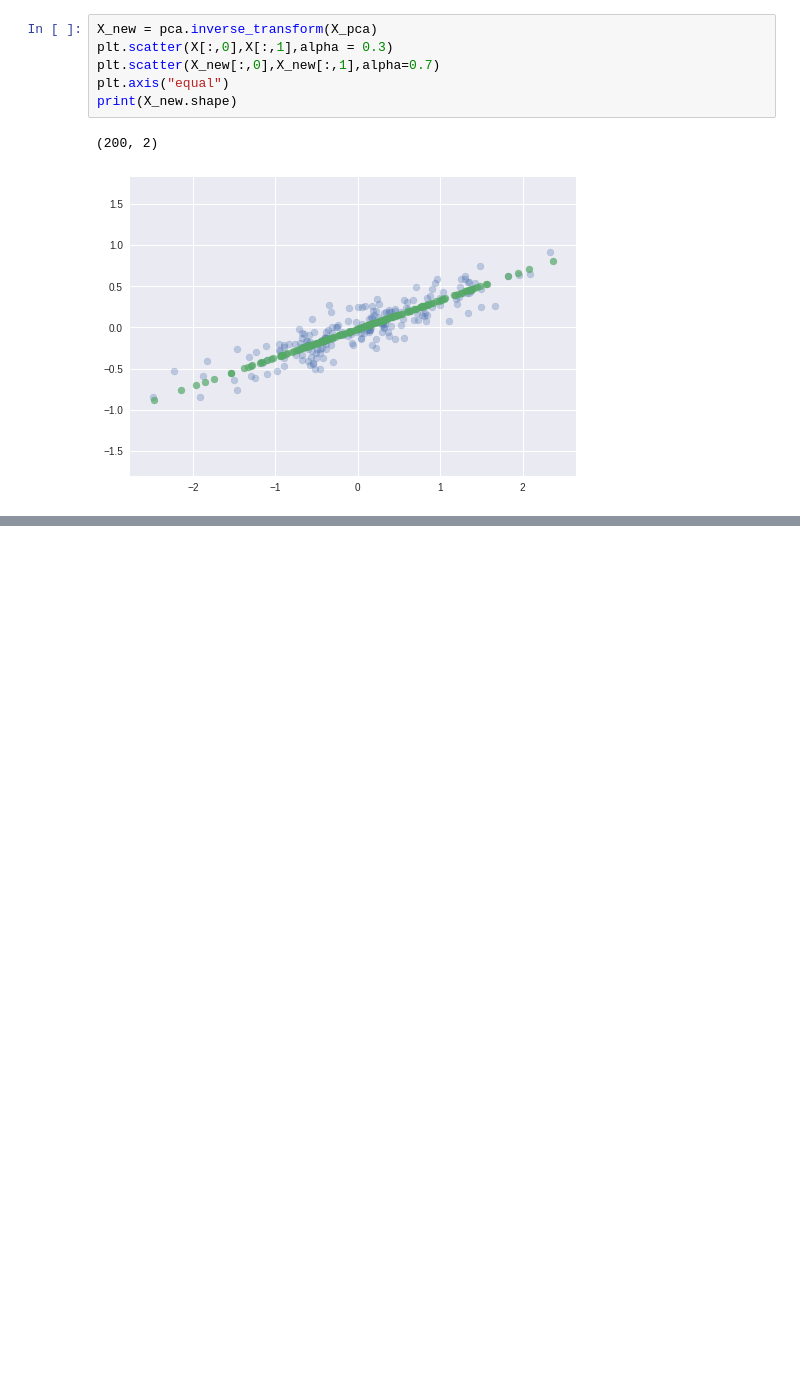
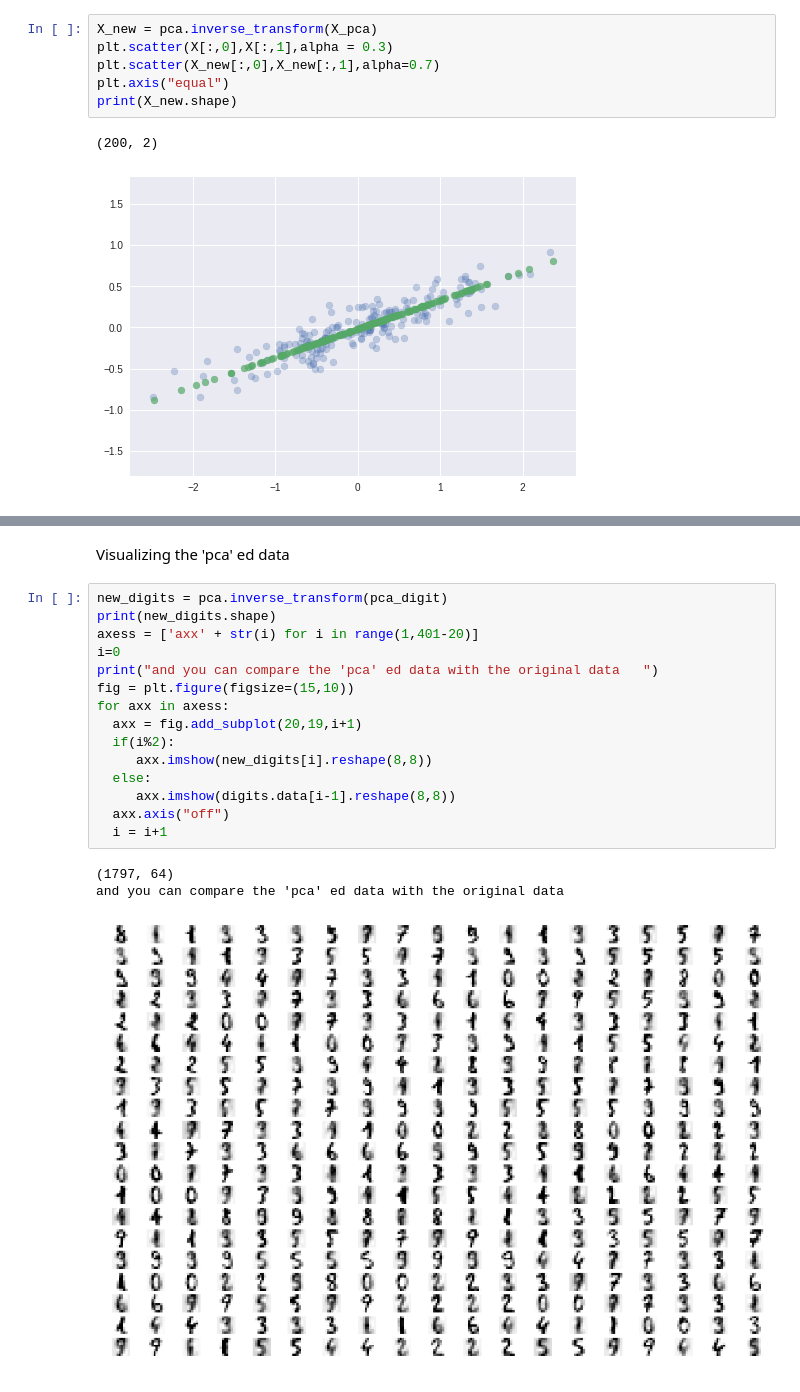
Before and after one commit to alifele/PCA_methods, a Jupyter notebook: PCA_on_digit_detectoion.ipynb, the cells around one changed output, grey strips where cells are left out. Cells and saved outputs as stored; diff of their text form; blank space fills up the shorter version.

```diff
--- a/PCA_on_digit_detectoion.ipynb
+++ b/PCA_on_digit_detectoion.ipynb
@@ -61,0 +98,21 @@ print(X_new.shape)
+# %% [markdown]
+Visualizing the 'pca' ed data
+# %%
+new_digits = pca.inverse_transform(pca_digit)
+print(new_digits.shape)
+axess = ['axx' + str(i) for i in range(1,401-20)]
+i=0
+print("and you can compare the 'pca' ed data with the original data   ")
+fig = plt.figure(figsize=(15,10))
+for axx in axess:
+  axx = fig.add_subplot(20,19,i+1)
+  if(i%2):
+     axx.imshow(new_digits[i].reshape(8,8))
+  else:
+     axx.imshow(digits.data[i-1].reshape(8,8))
+  axx.axis("off")
+  i = i+1
+# %% [output]
+(1797, 64)
+and you can compare the 'pca' ed data with the original data
+[figure, added]
```
Also changed, not shown: parts of 8 cells of this notebook.
